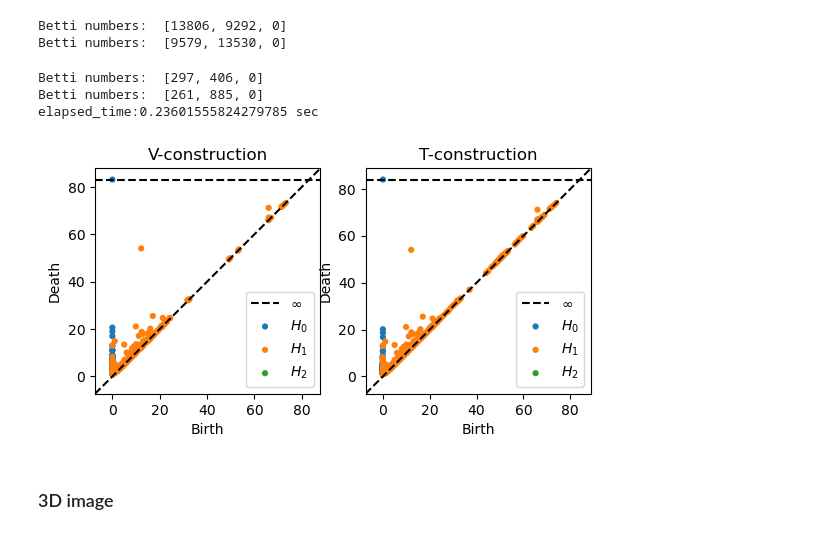
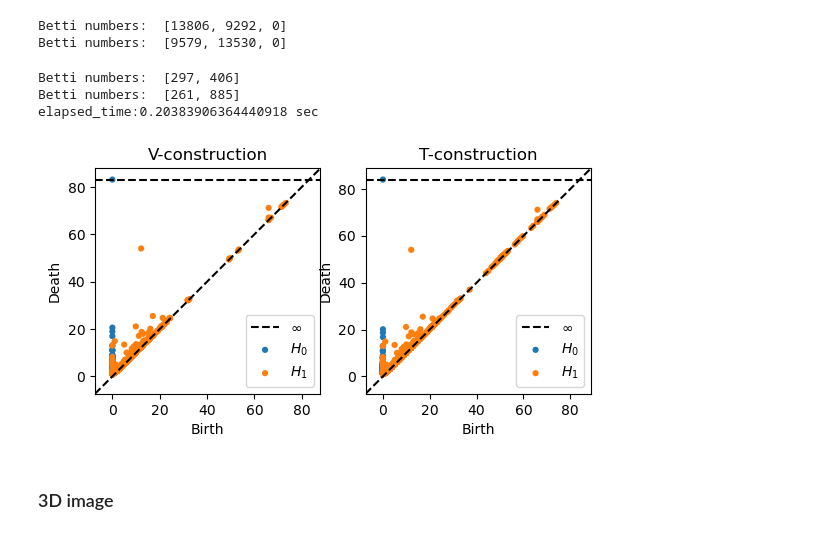
Before and after one commit to shizuo-kaji/CubicalRipser_3dim, a Jupyter notebook: demo/cubicalripser.ipynb, the cells around one changed output. Cells and saved outputs as stored; diff of their text form; code cells hidden in the pictures.

```diff
--- a/demo/cubicalripser.ipynb
+++ b/demo/cubicalripser.ipynb
@@ -132,25 +134,25 @@ Betti numbers:  [9579, 13530, 0]
 # %%
 # 2D: compute PH for the V-construction of the distance transformed image
 start = time.time()
-pd = cr.computePH(img2d_dt)
-pds = [pd[pd[:,0] == i] for i in range(3)]
+pd = cripser.compute_ph(img2d_dt)
+pds = cripser.group_by_dim(pd)
 print("Betti numbers: ",[len(pds[i]) for i in range(len(pds))])
 
 # compute PH for the T-construction of the distance transformed image
-pdt = tcr.computePH(img2d_dt)
-pdst = [pdt[pdt[:,0] == i] for i in range(3)]
+pdt = cripser.compute_ph(img2d_dt, filtration="T")
+pdst = cripser.group_by_dim(pdt)
 print("Betti numbers: ",[len(pdst[i]) for i in range(len(pdst))])
 
 print ("elapsed_time:{} sec".format(time.time() - start))
 ## plot persistent diagram using persim
 fig,axs = plt.subplots(1,2)
-persim.plot_diagrams([p[:,1:3] for p in pds], ax=axs[0], title='V-construction')
-persim.plot_diagrams([p[:,1:3] for p in pdst], ax=axs[1], title='T-construction')
+persim.plot_diagrams(cripser.to_gudhi_diagrams(pd), ax=axs[0], title='V-construction')
+persim.plot_diagrams(cripser.to_gudhi_diagrams(pdt), ax=axs[1], title='T-construction')
 # %% [output]
-Betti numbers:  [297, 406, 0]
-Betti numbers:  [261, 885, 0]
-elapsed_time:0.23601555824279785 sec
+Betti numbers:  [297, 406]
+Betti numbers:  [261, 885]
+elapsed_time:0.20383906364440918 sec
-[figure, old version]
+[figure, new version]
 # %% [markdown]
 ### 3D image
 # %%
```
Also changed, not shown: parts of 12 cells of this notebook, 15 other files.
